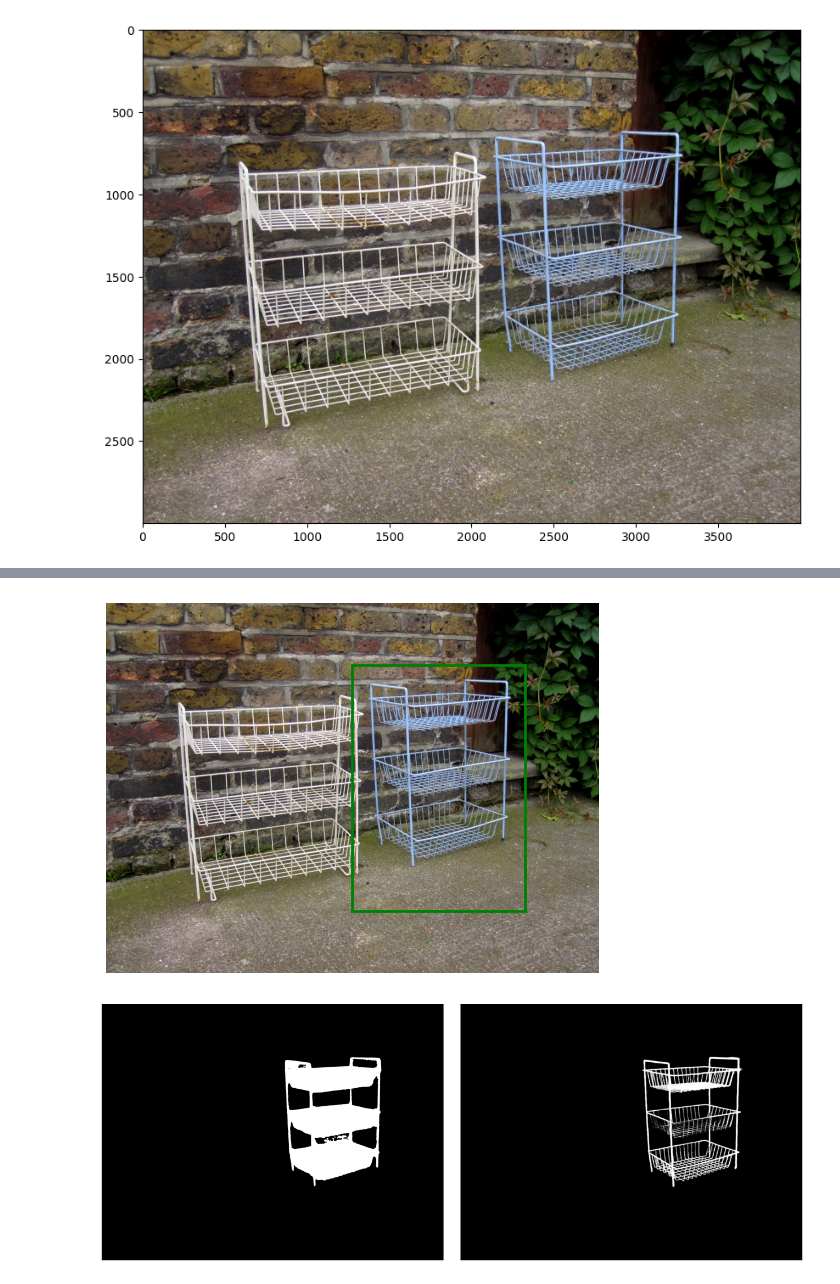
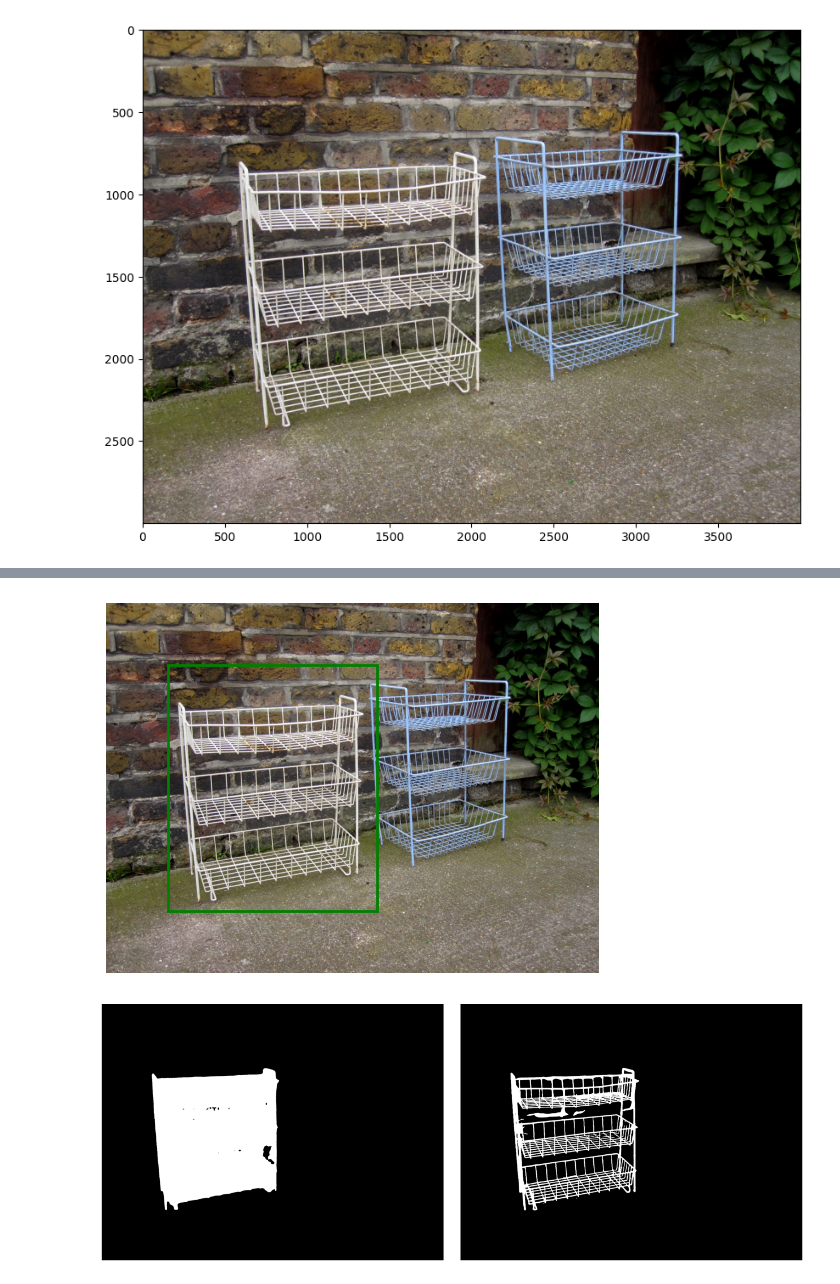
Before and after one commit to Tennine2077/DIS-SAM, a Jupyter notebook: demo.ipynb, the cells around one changed output, grey strips where cells are left out. Cells and saved outputs as stored; diff of their text form; code cells hidden in the pictures.

```diff
--- a/demo.ipynb
+++ b/demo.ipynb
@@ -65,7 +65,7 @@ plt.show()
 # %%
 input_label = np.array([1])
 
-input_box = np.array([500,700,2200,2500])
+input_box = np.array([500,500,2200,2500])
 
 masks, scores, logits = predictor.predict(
     box=input_box,
@@ -202,7 +202,12 @@ def predict_one(net, image, mask, box, transforms, hypar, device):
         pred_val = (pred_val-mi)/(ma-mi) # max = 1
 
         if device == 'cuda': torch.cuda.empty_cache()
-        return (pred_val.detach().cpu().numpy()*255).astype(np.uint8) # it is the mask we need
+        refined_mask = (pred_val.detach().cpu().numpy()*255).astype(np.uint8)
+        # refined_mask[refined_mask>127] = 255
+        # refined_mask[refined_mask<=127] = 0
+        # refined_mask = 1 - refined_mask.astype(np.byte)
+        ret, binary = cv2.threshold(refined_mask, 0, 255, cv2.THRESH_OTSU)
+        return  binary# it is the mask we need
 # %%
 hypar = {} # paramters for inferencing
 
@@ -226,12 +231,12 @@ refined_mask = predict_one(net,image,DIS_mask,DIS_box,transform,hypar,device)
 # %%
 show_box(input_box, plt.gca())
 plt.axis('off')
 plt.xticks([])
 plt.imshow(image)
 plt.show()
-mask_serises = np.concatenate([mask[None,...],refined_mask[None,...]],axis=0)
+mask_serises = np.concatenate([DIS_mask[None,...],refined_mask[None,...]],axis=0)
 show_gray_images(mask_serises,m=2,alpha=4)
 # mask_serises.shape
 # %% [output]
-[figure, old version]
+[figure, new version]
-[figure, old version]
+[figure, new version]
```
Also changed, not shown: parts of 3 cells of this notebook.
